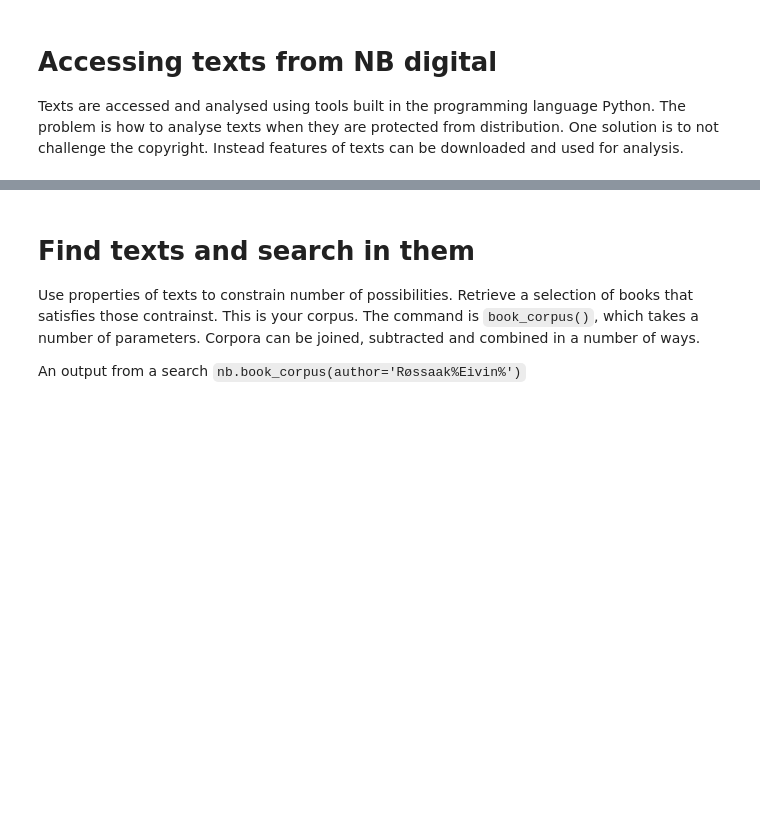
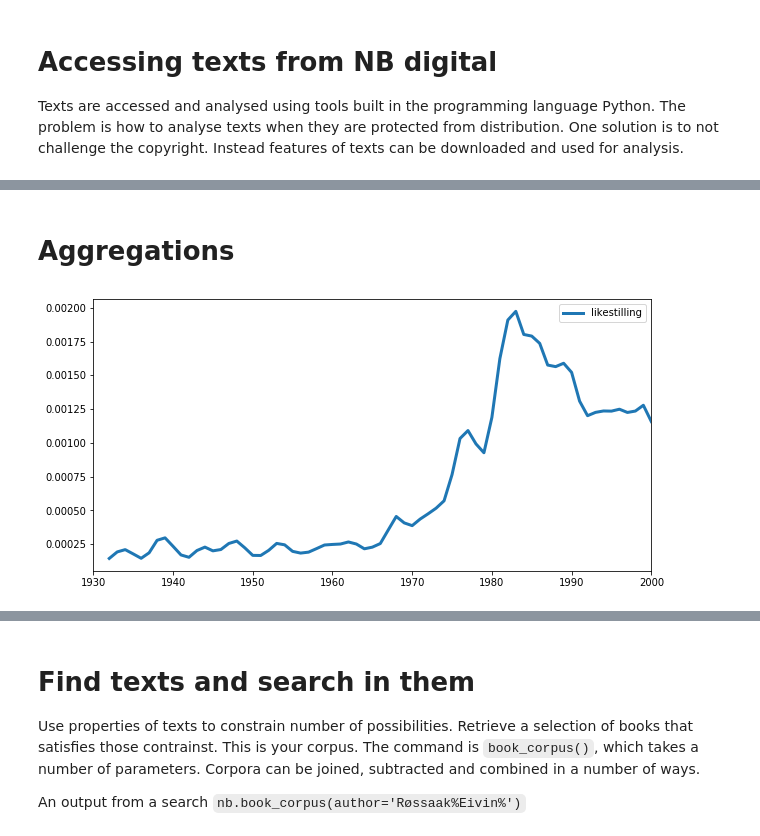
Before and after one commit to Yoonsen/Miscellaneous-Notebooks, a Jupyter notebook: Lecture ATTR.ipynb, the cells around one changed output, grey strips where cells are left out. Saved outputs shown, nothing was run; the diff lists cells and outputs as text; code cells hidden in the pictures; blank space fills up the shorter version.

```diff
--- a/Lecture ATTR.ipynb
+++ b/Lecture ATTR.ipynb
@@ -14,0 +19,6 @@ import pandas as pd
+# %% [markdown]
+# Aggregations
+# %%
+nb.nb_ngram('likestilling', years=(1930, 2000), corpus='bok').plot(figsize=(10,5), lw=3);
+# %% [output]
+[figure, added]
```
Also changed, not shown: parts of 46 cells of this notebook.
